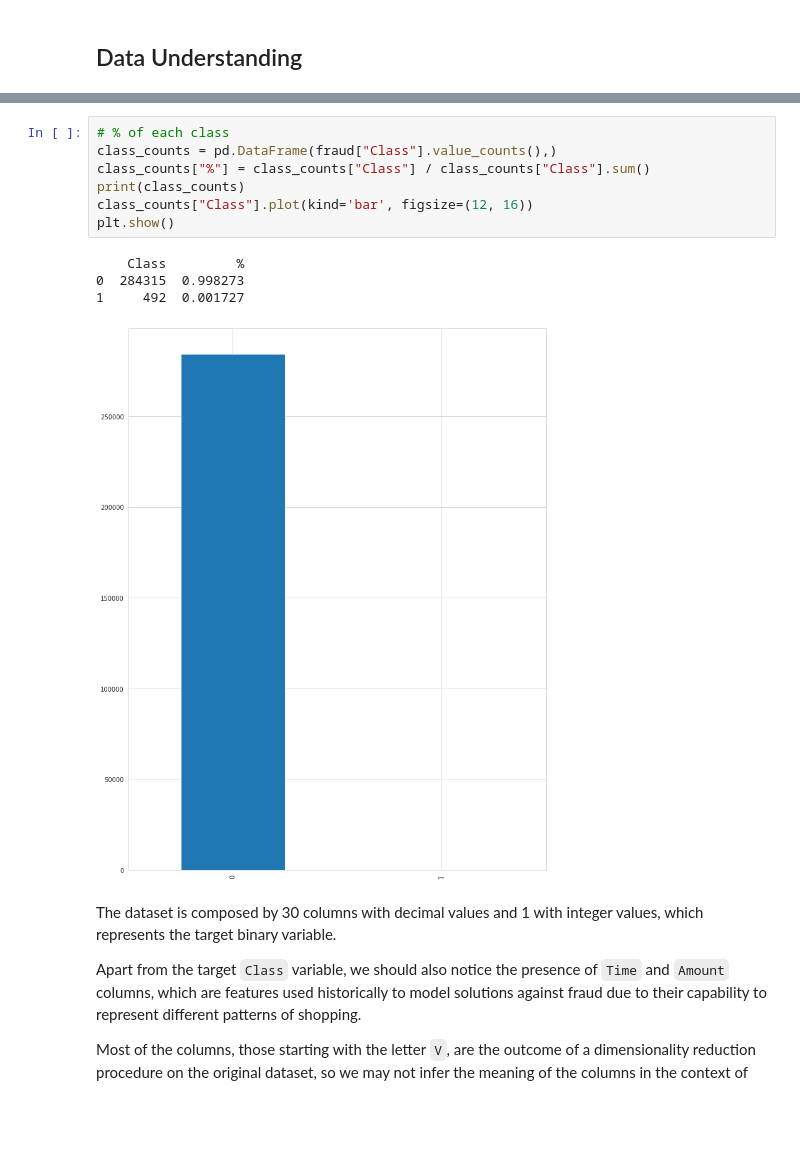
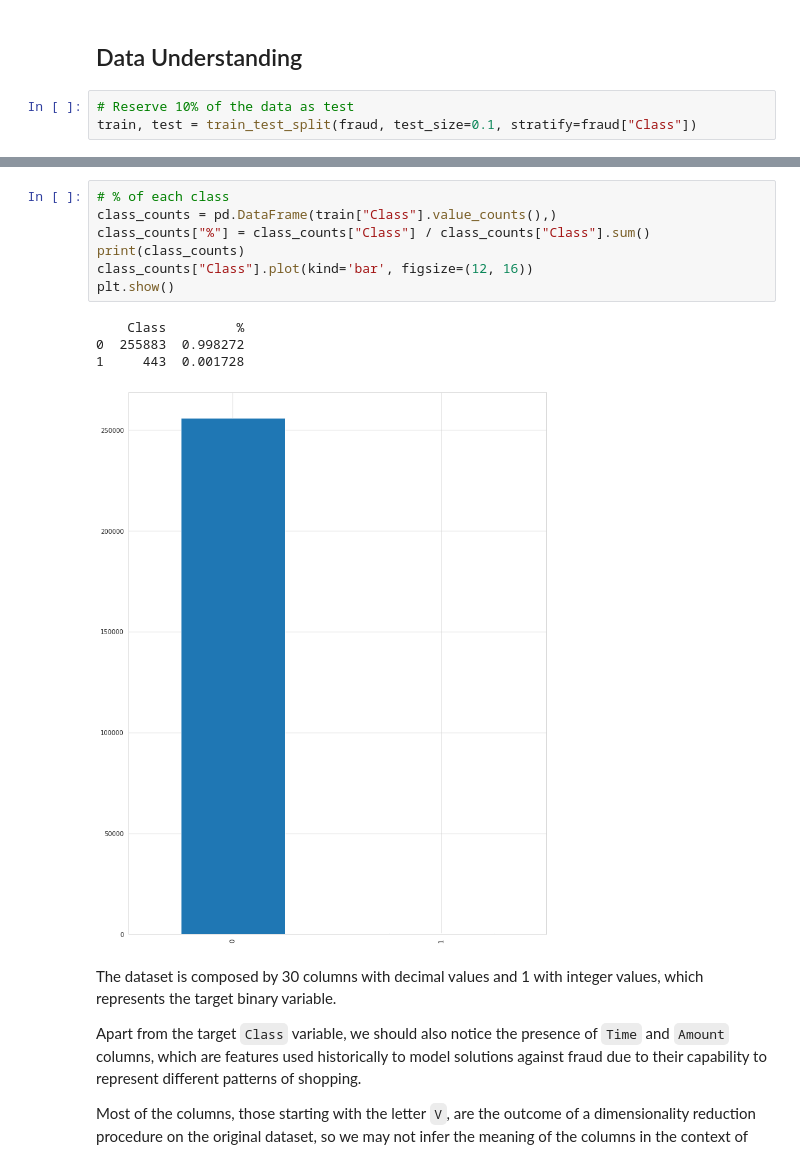
Before and after one commit to josumsc/credit-card-fraud-detection, a Jupyter notebook: src/credit_card_fraud_detection.ipynb, the cells around one changed output, grey strips where cells are left out. Cells and saved outputs as stored; diff of their text form; blank space fills up the shorter version.

Commit message:
Training models

```diff
--- a/src/credit_card_fraud_detection.ipynb
+++ b/src/credit_card_fraud_detection.ipynb
@@ -42,5 +49,8 @@ fraud.head()
 5 rows × 31 columns
 # %% [markdown]
 ## Data Understanding
+# %%
+# Reserve 10% of the data as test
+train, test = train_test_split(fraud, test_size=0.1, stratify=fraud["Class"])
 # %%
 # Number of columns by data type
@@ -62,16 +72,16 @@ fraud.describe()
 8 rows × 31 columns
 # %%
 # % of each class
-class_counts = pd.DataFrame(fraud["Class"].value_counts(),)
+class_counts = pd.DataFrame(train["Class"].value_counts(),)
 class_counts["%"] = class_counts["Class"] / class_counts["Class"].sum()
 print(class_counts)
 class_counts["Class"].plot(kind='bar', figsize=(12, 16))
 plt.show()
 # %% [output]
     Class         %
-0  284315  0.998273
-1     492  0.001727
+0  255883  0.998272
+1     443  0.001728
-[figure, old version]
+[figure, new version]
 # %% [markdown]
 The dataset is composed by 30 columns with decimal values and 1 with integer values, which represents the target binary variable.
 
```
Also changed, not shown: parts of 46 cells of this notebook.
